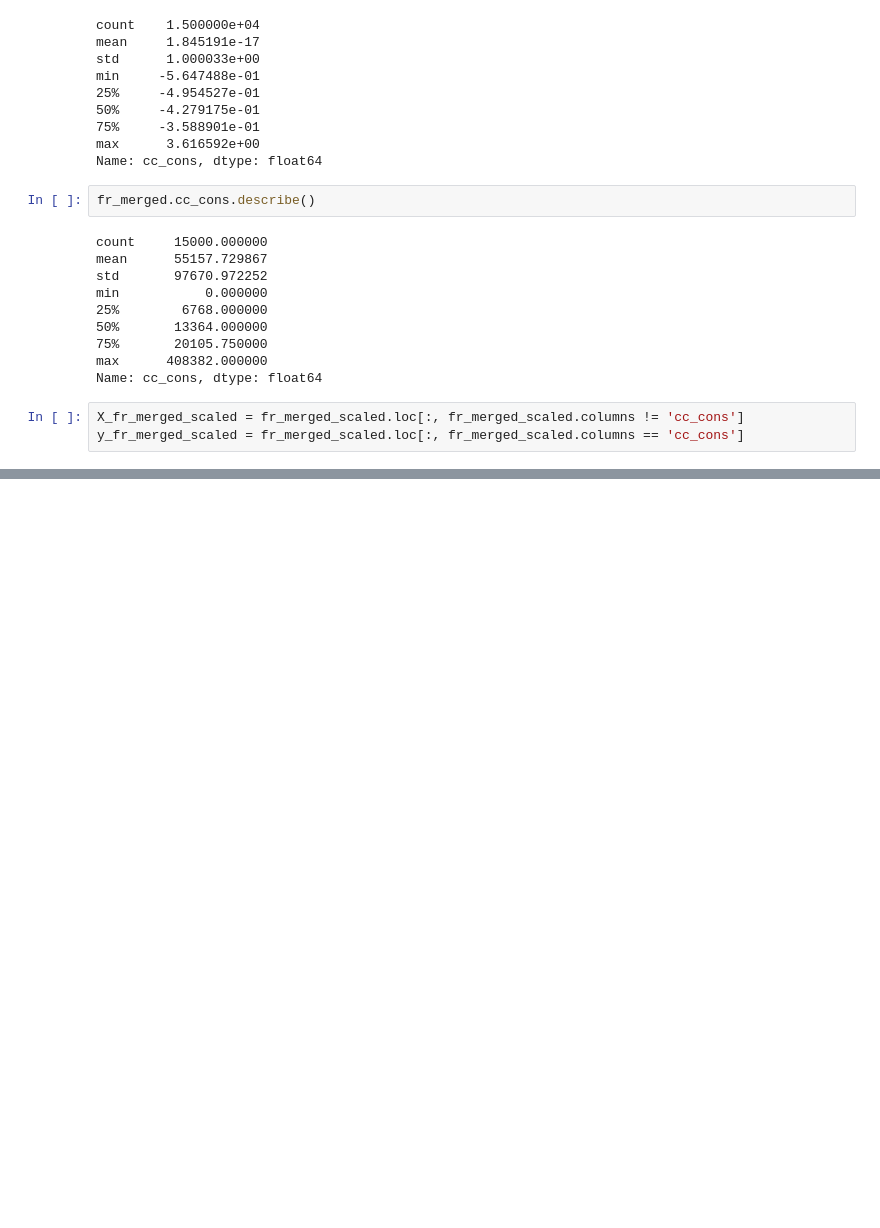
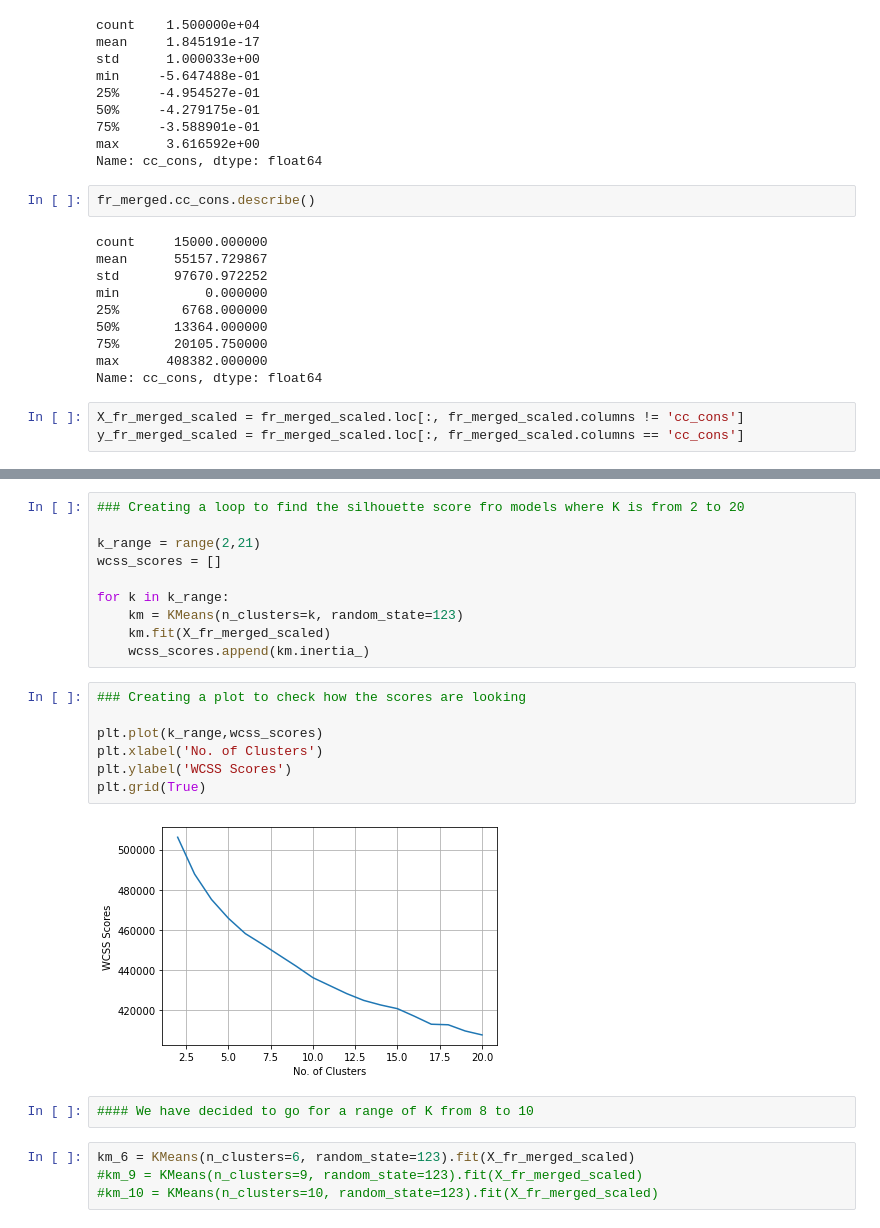
Before and after one commit to BhuvanJoshi007/Predicting_Credit_Consumption, a Jupyter notebook: Predicting Credit Consumption.ipynb, the cells around one changed output, grey strips where cells are left out. Saved outputs shown, nothing was run; the diff lists cells and outputs as text; blank space fills up the shorter version.

```diff
--- a/Predicting Credit Consumption.ipynb
+++ b/Predicting Credit Consumption.ipynb
@@ -879,0 +780,25 @@ y_fr_merged_scaled = fr_merged_scaled.loc[:, fr_merged_scaled.columns == 'cc_con
+# %%
+### Creating a loop to find the silhouette score fro models where K is from 2 to 20
+
+k_range = range(2,21)
+wcss_scores = []
+
+for k in k_range:
+    km = KMeans(n_clusters=k, random_state=123)
+    km.fit(X_fr_merged_scaled)
+    wcss_scores.append(km.inertia_)
+# %%
+### Creating a plot to check how the scores are looking
+
+plt.plot(k_range,wcss_scores)
+plt.xlabel('No. of Clusters')
+plt.ylabel('WCSS Scores')
+plt.grid(True)
+# %% [output]
+[figure, added]
+# %%
+#### We have decided to go for a range of K from 8 to 10
+# %%
+km_6 = KMeans(n_clusters=6, random_state=123).fit(X_fr_merged_scaled)
+#km_9 = KMeans(n_clusters=9, random_state=123).fit(X_fr_merged_scaled)
+#km_10 = KMeans(n_clusters=10, random_state=123).fit(X_fr_merged_scaled)
```
Also changed, not shown: parts of 56 cells of this notebook.
